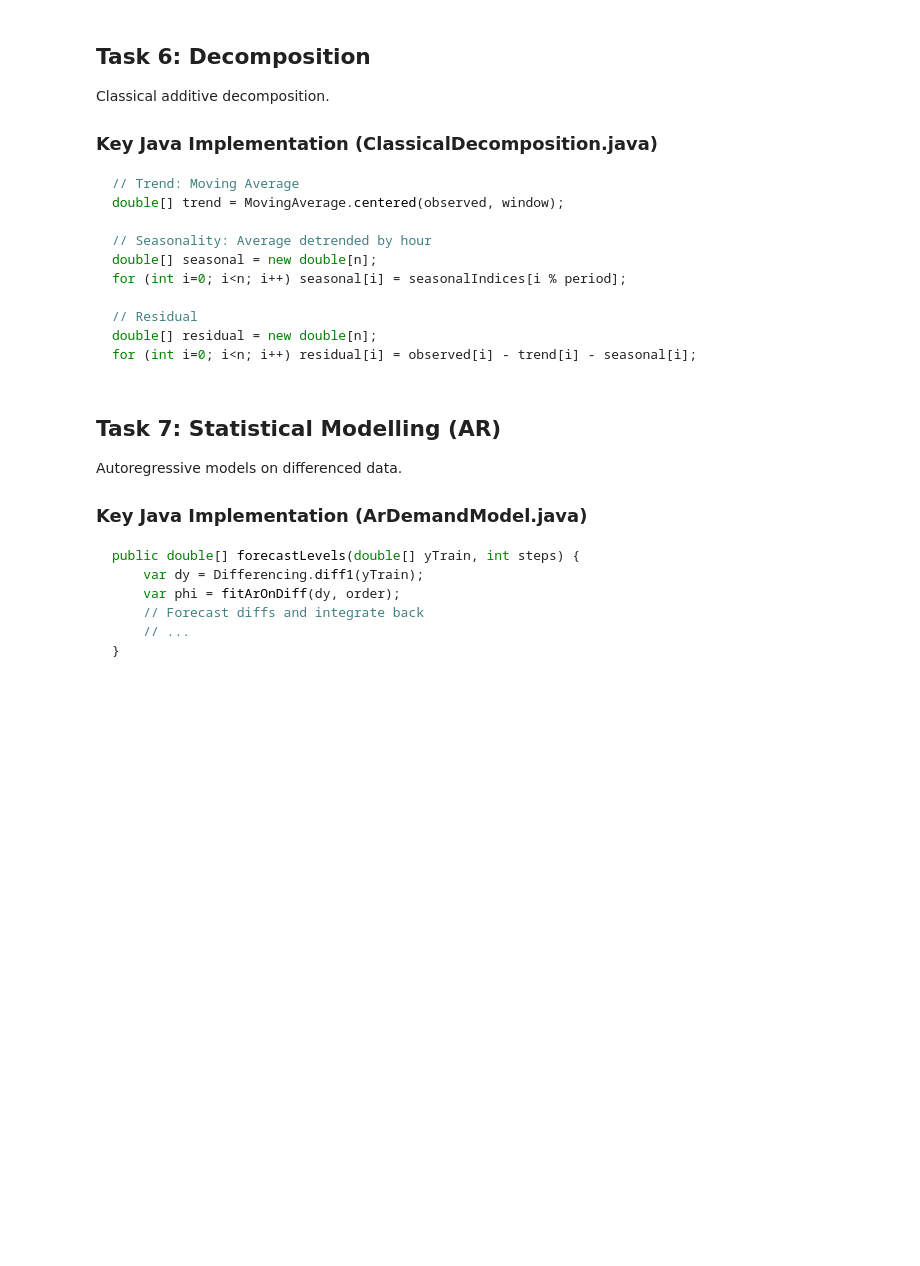
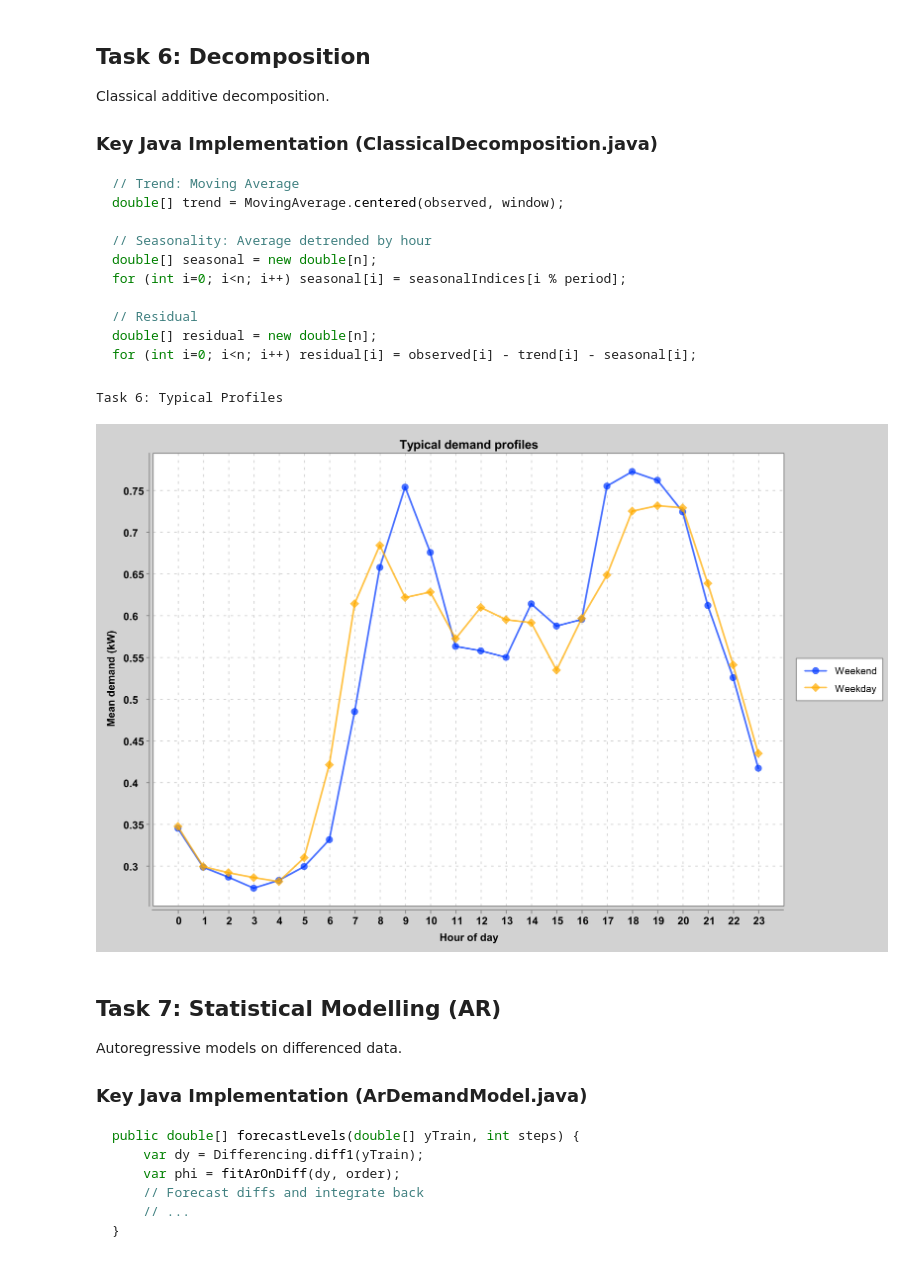
Before and after one commit to crazyav1/crazyav1.github.io, a Jupyter notebook: docs/index.ipynb, the cells around one changed output. Cells and saved outputs as stored; diff of their text form; code cells hidden in the pictures; blank space fills up the shorter version.

````diff
--- a/docs/index.ipynb
+++ b/docs/index.ipynb
@@ -95,7 +185,10 @@ for (int i=0; i<n; i++) residual[i] = observed[i] - trend[i] - seasonal[i];
 ```
 # %%
 print("Task 6: Typical Profiles")
-display(Image(filename='../figures/task6_typical_profiles.png'))
+show_image('task6_typical_profiles.png')
+# %% [output]
+Task 6: Typical Profiles
+[figure, added]
 # %% [markdown]
 ## Task 7: Statistical Modelling (AR)
 
````
Also changed, not shown: parts of 12 cells of this notebook.
